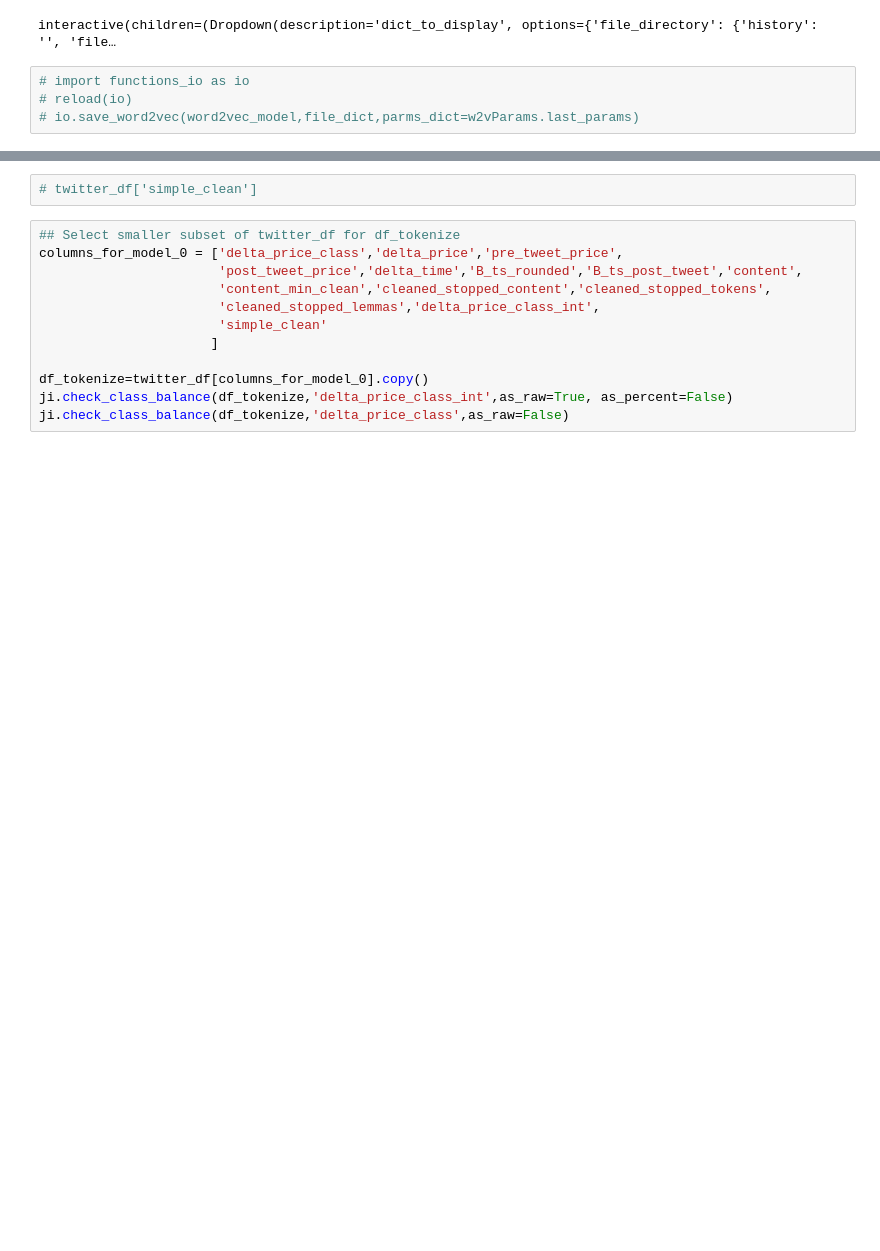
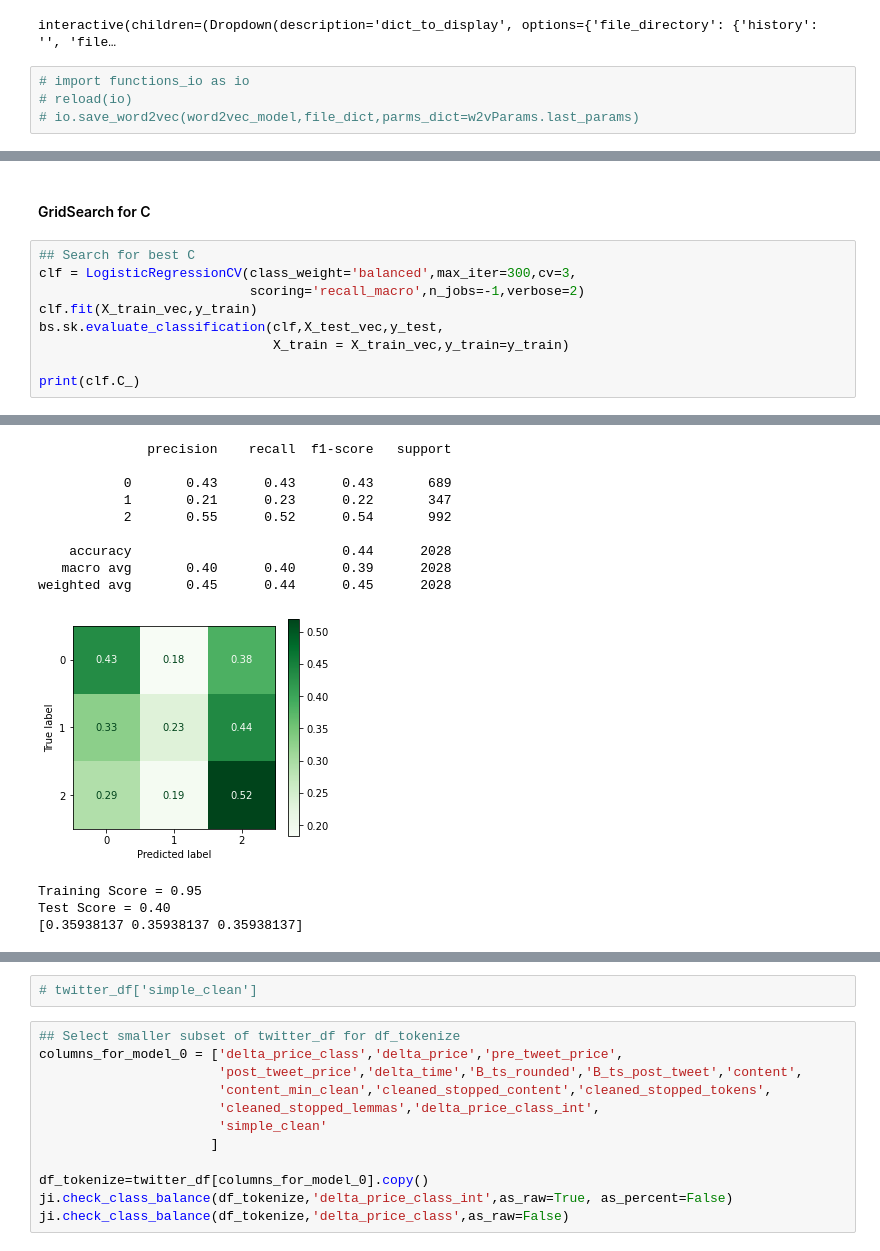
Before and after one commit to jirvingphd/dsc-5-capstone-project-online-ds-ft-021119, a Jupyter notebook: Capstone_Project_part1_NLP.ipynb, the cells around one changed output, grey strips where cells are left out. Cells and saved outputs as stored; diff of their text form; blank space fills up the shorter version.

```diff
--- a/Capstone_Project_part1_NLP.ipynb
+++ b/Capstone_Project_part1_NLP.ipynb
@@ -1041,0 +1107,12 @@ interactive(children=(Dropdown(description='dict_to_display', options={'file_dir
+# %% [markdown]
+#### GridSearch for C
+# %%
+## Search for best C
+clf = LogisticRegressionCV(class_weight='balanced',max_iter=300,cv=3,
+                           scoring='recall_macro',n_jobs=-1,verbose=2)
+clf.fit(X_train_vec,y_train)
+bs.sk.evaluate_classification(clf,X_test_vec,y_test,
+                              X_train = X_train_vec,y_train=y_train)
+
+print(clf.C_)
+# %% [output]
@@ -1041,0 +1121,13 @@ interactive(children=(Dropdown(description='dict_to_display', options={'file_dir
+              precision    recall  f1-score   support
+
+           0       0.43      0.43      0.43       689
+           1       0.21      0.23      0.22       347
+           2       0.55      0.52      0.54       992
+
+    accuracy                           0.44      2028
+   macro avg       0.40      0.40      0.39      2028
+weighted avg       0.45      0.44      0.45      2028
+[figure, added]
+Training Score = 0.95
+Test Score = 0.40
+[0.35938137 0.35938137 0.35938137]
```
Also changed, not shown: parts of 43 cells of this notebook, 25 other files.
